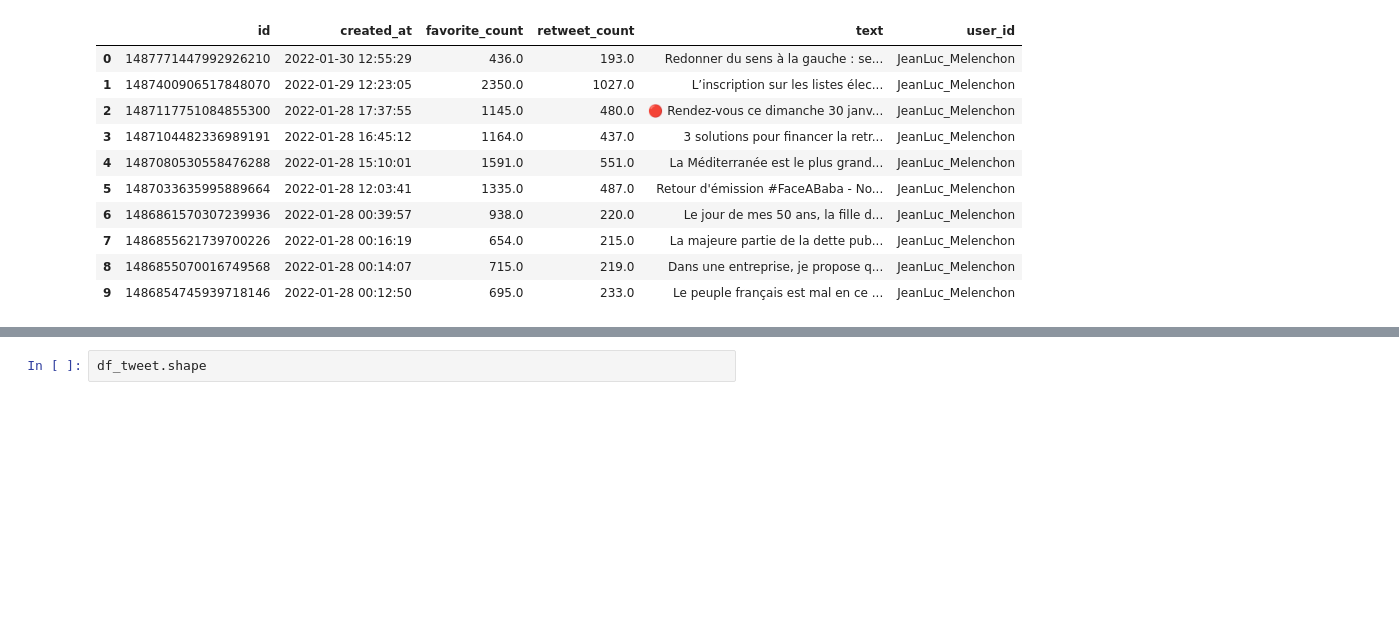
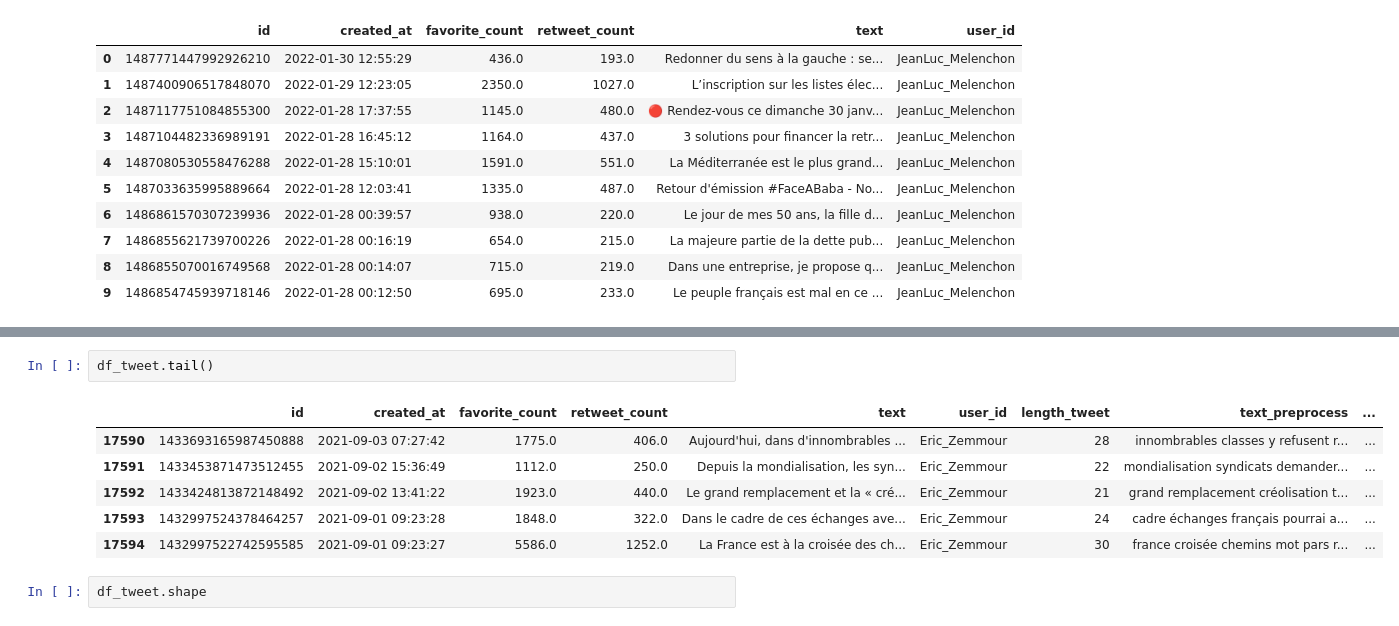
Before and after one commit to RassimCHEBLI/RassimCHEBLI, a Jupyter notebook: politique_debat.ipynb, the cells around one changed output, grey strips where cells are left out. Saved outputs shown, nothing was run; the diff lists cells and outputs as text; blank space fills up the shorter version.

```diff
--- a/politique_debat.ipynb
+++ b/politique_debat.ipynb
@@ -105,3 +125,12 @@ df_tweet.head(10)
+# %%
+df_tweet.tail()
+# %% [output]
+|  | id | created_at | favorite_count | retweet_count | text | user_id | length_tweet | text_preprocess | ... |
+| 17590 | 1433693165987450888 | 2021-09-03 07:27:42 | 1775.0 | 406.0 | Aujourd'hui, dans d'innombrables ... | Eric_Zemmour | 28 | innombrables classes y refusent r... | ... |
+| 17591 | 1433453871473512455 | 2021-09-02 15:36:49 | 1112.0 | 250.0 | Depuis la mondialisation, les syn... | Eric_Zemmour | 22 | mondialisation syndicats demander... | ... |
+| 17592 | 1433424813872148492 | 2021-09-02 13:41:22 | 1923.0 | 440.0 | Le grand remplacement et la « cré... | Eric_Zemmour | 21 | grand remplacement créolisation t... | ... |
+| 17593 | 1432997524378464257 | 2021-09-01 09:23:28 | 1848.0 | 322.0 | Dans le cadre de ces échanges ave... | Eric_Zemmour | 24 | cadre échanges français pourrai a... | ... |
+| 17594 | 1432997522742595585 | 2021-09-01 09:23:27 | 5586.0 | 1252.0 | La France est à la croisée des ch... | Eric_Zemmour | 30 | france croisée chemins mot pars r... | ... |
 # %%
 df_tweet.shape
 # %% [output]
```
Also changed, not shown: parts of 12 cells of this notebook.
